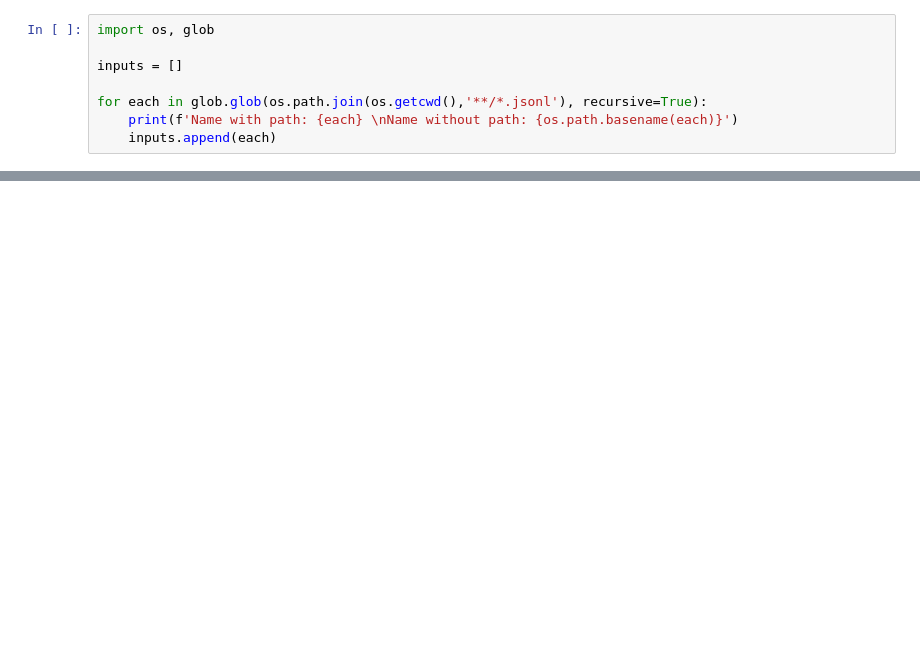
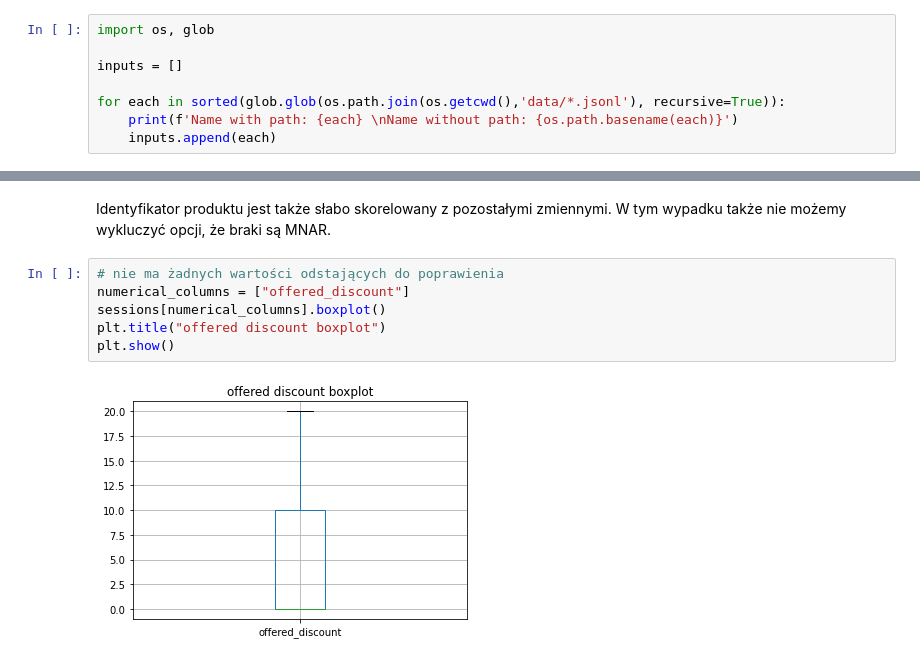
Before and after one commit to olkuka/IUM-project, a Jupyter notebook: IUM Proj 1.ipynb, the cells around one changed output, grey strips where cells are left out. Cells and saved outputs as stored; diff of their text form; blank space fills up the shorter version.

```diff
--- a/IUM Proj 1.ipynb
+++ b/IUM Proj 1.ipynb
@@ -22,7 +46,7 @@ import os, glob
 
 inputs = []
 
-for each in glob.glob(os.path.join(os.getcwd(),'**/*.jsonl'), recursive=True):
+for each in sorted(glob.glob(os.path.join(os.getcwd(),'data/*.jsonl'), recursive=True)):
     print(f'Name with path: {each} \nName without path: {os.path.basename(each)}')
     inputs.append(each)
 # %% [output]
@@ -102,0 +213,10 @@ sessions.sample(3)
+# %% [markdown]
+Identyfikator produktu jest także słabo skorelowany z pozostałymi zmiennymi. W tym wypadku także nie możemy wykluczyć opcji, że braki są MNAR.
+# %%
+# nie ma żadnych wartości odstających do poprawienia
+numerical_columns = ["offered_discount"]
+sessions[numerical_columns].boxplot()
+plt.title("offered discount boxplot")
+plt.show()
+# %% [output]
+[figure, added]
```
Also changed, not shown: parts of 45 cells of this notebook.
